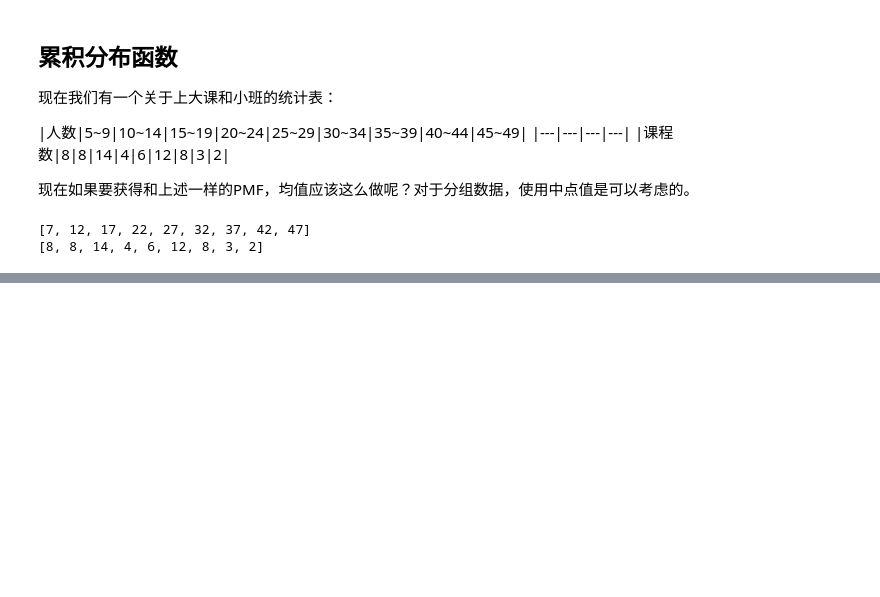
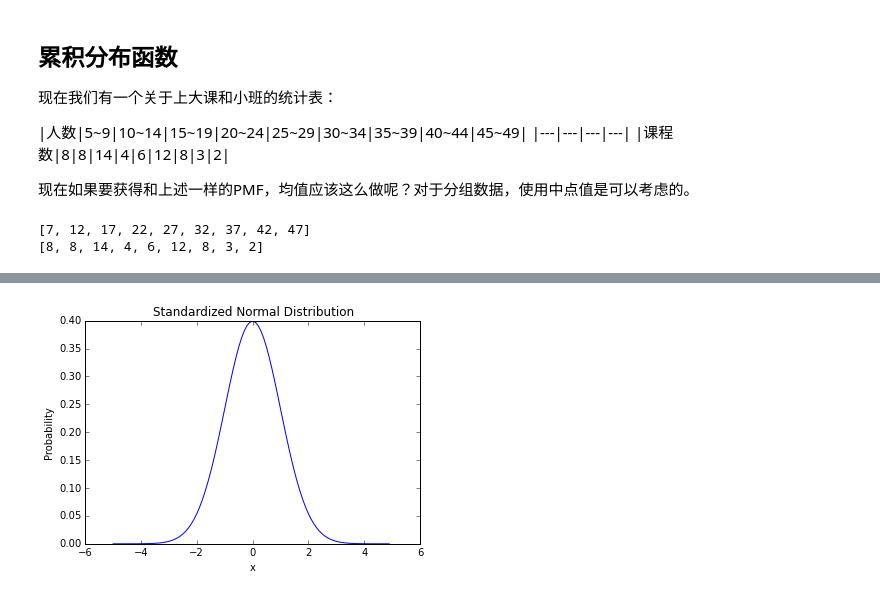
Before and after one commit to Virussen/PythonGit, a Jupyter notebook: Thinkstat.ipynb, the cells around one changed output, grey strips where cells are left out. Saved outputs shown, nothing was run; the diff lists cells and outputs as text; code cells hidden in the pictures; blank space fills up the shorter version.

```diff
--- a/Thinkstat.ipynb
+++ b/Thinkstat.ipynb
@@ -193,0 +322,14 @@ print number_p,"\n", number_c
+# %%
+import scipy as sp
+# standardized normal distribution
+mu = 0
+sigma = 1
+x = np.arange(-5, 5, 0.1)
+y = sp.stats.norm.pdf(x, 0, 1)
+plt.plot(x, y)
+plt.title("Standardized Normal Distribution")
+plt.xlabel('x')
+plt.ylabel('Probability')
+plt.show()
+# %% [output]
+[figure, added]
```
Also changed, not shown: parts of 22 cells of this notebook, 1 other file.
